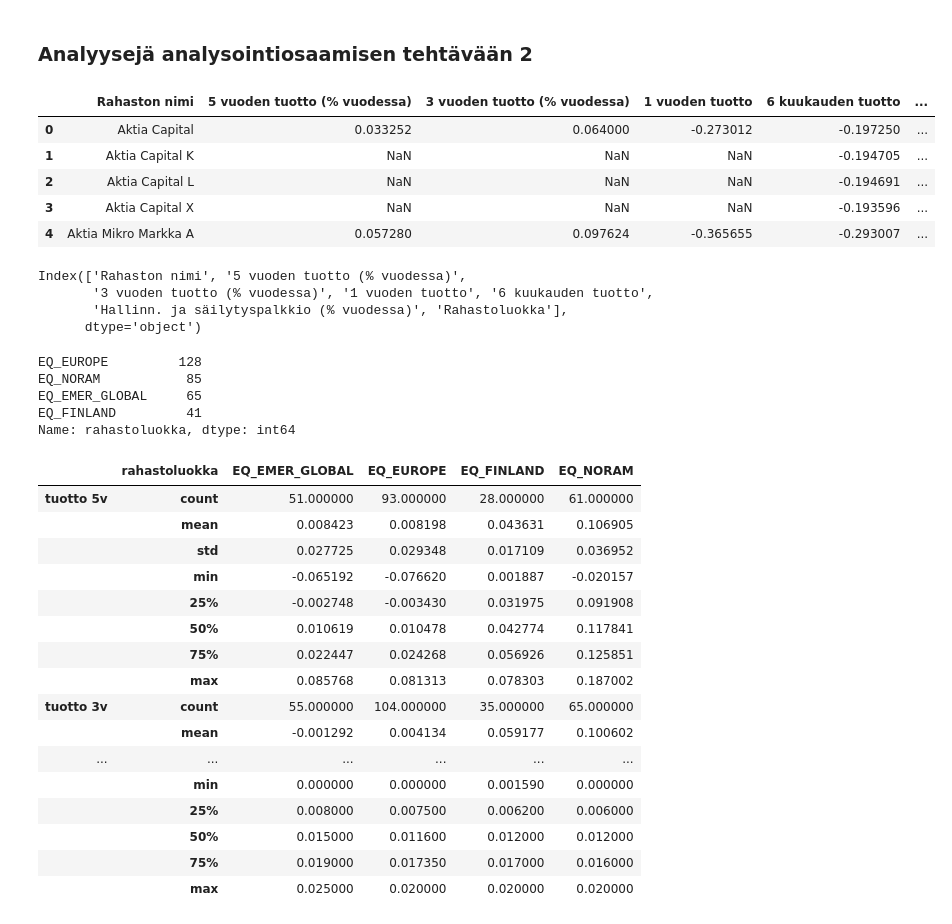
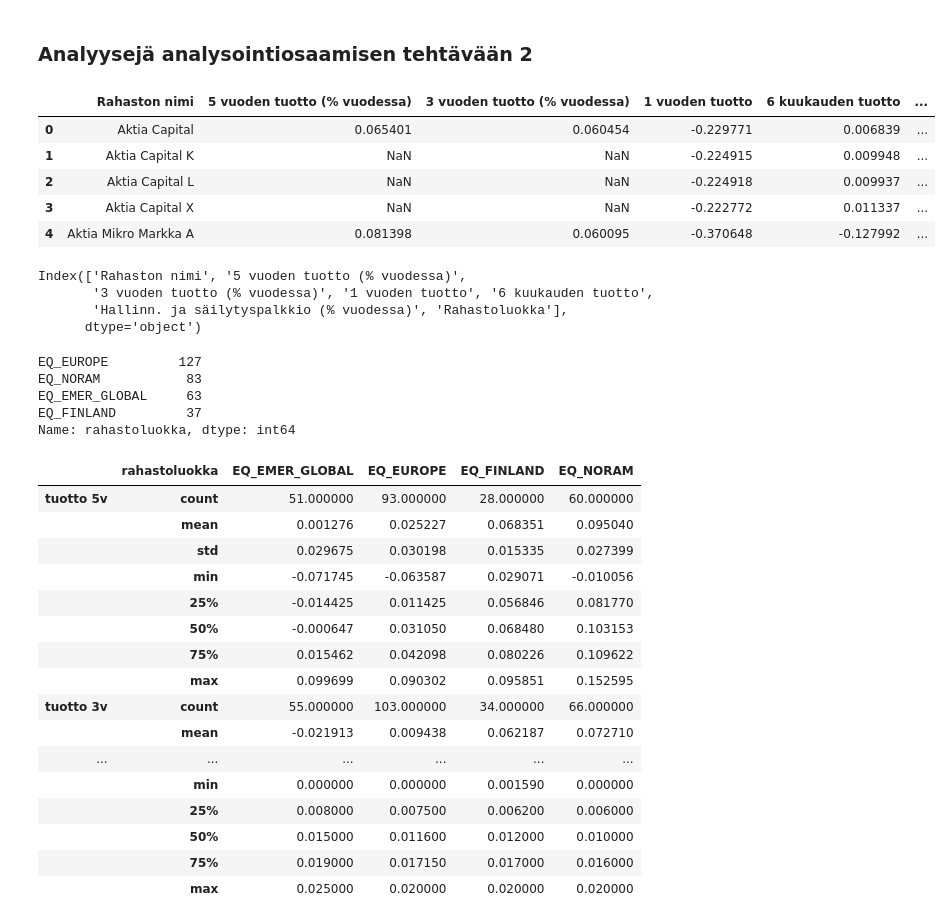
Before and after one commit to taanila/f, a Jupyter notebook: t2ratkaisu.ipynb, the cells around one changed output. Saved outputs shown, nothing was run; the diff lists cells and outputs as text; code cells hidden in the pictures.

```diff
--- a/t2ratkaisu.ipynb
+++ b/t2ratkaisu.ipynb
@@ -3,22 +3,22 @@
 # %%
 # Kirjastojen tuonti
 import pandas as pd
 import matplotlib.pyplot as plt
 import seaborn as sns
 
 # Kaavioiden tyylimäärittely
 plt.style.use('seaborn-whitegrid')
 
 # Datan avaaminen
-df=pd.read_excel('https://taanila.fi/t2aineisto.xlsx')
+df=pd.read_excel('t2aineisto.xlsx')
 df.head()
 # %% [output]
 |  | Rahaston nimi | 5 vuoden tuotto (% vuodessa) | 3 vuoden tuotto (% vuodessa) | 1 vuoden tuotto | 6 kuukauden tuotto | ... |
-| 0 | Aktia Capital | 0.033252 | 0.064000 | -0.273012 | -0.197250 | ... |
-| 1 | Aktia Capital K | NaN | NaN | NaN | -0.194705 | ... |
-| 2 | Aktia Capital L | NaN | NaN | NaN | -0.194691 | ... |
-| 3 | Aktia Capital X | NaN | NaN | NaN | -0.193596 | ... |
-| 4 | Aktia Mikro Markka A | 0.057280 | 0.097624 | -0.365655 | -0.293007 | ... |
+| 0 | Aktia Capital | 0.065401 | 0.060454 | -0.229771 | 0.006839 | ... |
+| 1 | Aktia Capital K | NaN | NaN | -0.224915 | 0.009948 | ... |
+| 2 | Aktia Capital L | NaN | NaN | -0.224918 | 0.009937 | ... |
+| 3 | Aktia Capital X | NaN | NaN | -0.222772 | 0.011337 | ... |
+| 4 | Aktia Mikro Markka A | 0.081398 | 0.060095 | -0.370648 | -0.127992 | ... |
 # %%
 df.columns
 # %% [output]
@@ -33,31 +33,31 @@ df.columns=['nimi', 'tuotto 5v', 'tuotto 3v', 'tuotto 1v', 'tuotto 6kk', 'palkki
 # Rastojen lukumäärä rahastoluokittain
 df['rahastoluokka'].value_counts()
 # %% [output]
-EQ_EUROPE         128
-EQ_NORAM           85
-EQ_EMER_GLOBAL     65
-EQ_FINLAND         41
+EQ_EUROPE         127
+EQ_NORAM           83
+EQ_EMER_GLOBAL     63
+EQ_FINLAND         37
 Name: rahastoluokka, dtype: int64
 # %%
 #Tilastolliset tunnusluvut rahastoluokittain
 df.groupby('rahastoluokka').describe().T
 # %% [output]
 |  | rahastoluokka | EQ_EMER_GLOBAL | EQ_EUROPE | EQ_FINLAND | EQ_NORAM |
-| tuotto 5v | count | 51.000000 | 93.000000 | 28.000000 | 61.000000 |
-|  | mean | 0.008423 | 0.008198 | 0.043631 | 0.106905 |
-|  | std | 0.027725 | 0.029348 | 0.017109 | 0.036952 |
-|  | min | -0.065192 | -0.076620 | 0.001887 | -0.020157 |
-|  | 25% | -0.002748 | -0.003430 | 0.031975 | 0.091908 |
-|  | 50% | 0.010619 | 0.010478 | 0.042774 | 0.117841 |
-|  | 75% | 0.022447 | 0.024268 | 0.056926 | 0.125851 |
-|  | max | 0.085768 | 0.081313 | 0.078303 | 0.187002 |
-| tuotto 3v | count | 55.000000 | 104.000000 | 35.000000 | 65.000000 |
-|  | mean | -0.001292 | 0.004134 | 0.059177 | 0.100602 |
+| tuotto 5v | count | 51.000000 | 93.000000 | 28.000000 | 60.000000 |
+|  | mean | 0.001276 | 0.025227 | 0.068351 | 0.095040 |
+|  | std | 0.029675 | 0.030198 | 0.015335 | 0.027399 |
+|  | min | -0.071745 | -0.063587 | 0.029071 | -0.010056 |
+|  | 25% | -0.014425 | 0.011425 | 0.056846 | 0.081770 |
+|  | 50% | -0.000647 | 0.031050 | 0.068480 | 0.103153 |
+|  | 75% | 0.015462 | 0.042098 | 0.080226 | 0.109622 |
+|  | max | 0.099699 | 0.090302 | 0.095851 | 0.152595 |
+| tuotto 3v | count | 55.000000 | 103.000000 | 34.000000 | 66.000000 |
+|  | mean | -0.021913 | 0.009438 | 0.062187 | 0.072710 |
 | ... | ... | ... | ... | ... | ... |
 |  | min | 0.000000 | 0.000000 | 0.001590 | 0.000000 |
 |  | 25% | 0.008000 | 0.007500 | 0.006200 | 0.006000 |
-|  | 50% | 0.015000 | 0.011600 | 0.012000 | 0.012000 |
-|  | 75% | 0.019000 | 0.017350 | 0.017000 | 0.016000 |
+|  | 50% | 0.015000 | 0.011600 | 0.012000 | 0.010000 |
+|  | 75% | 0.019000 | 0.017150 | 0.017000 | 0.016000 |
 |  | max | 0.025000 | 0.020000 | 0.020000 | 0.020000 |
 # %%
 sns.boxplot(x='rahastoluokka', y='tuotto 5v', data=df)
```
Also changed, not shown: parts of 8 cells of this notebook.
